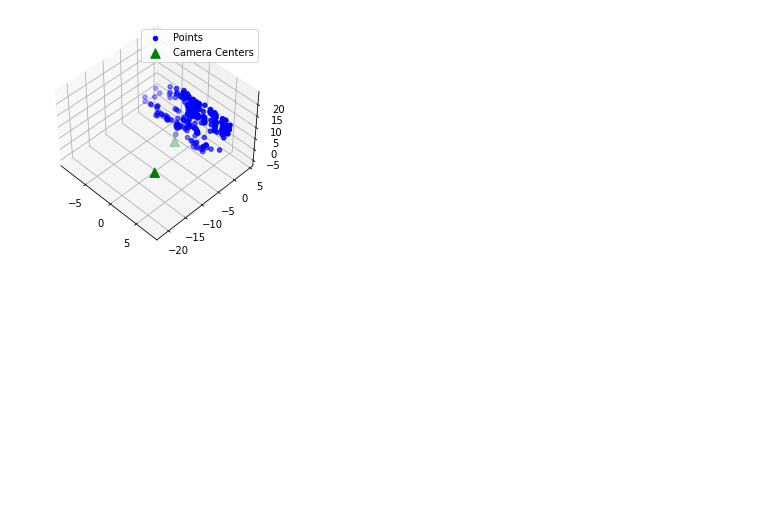
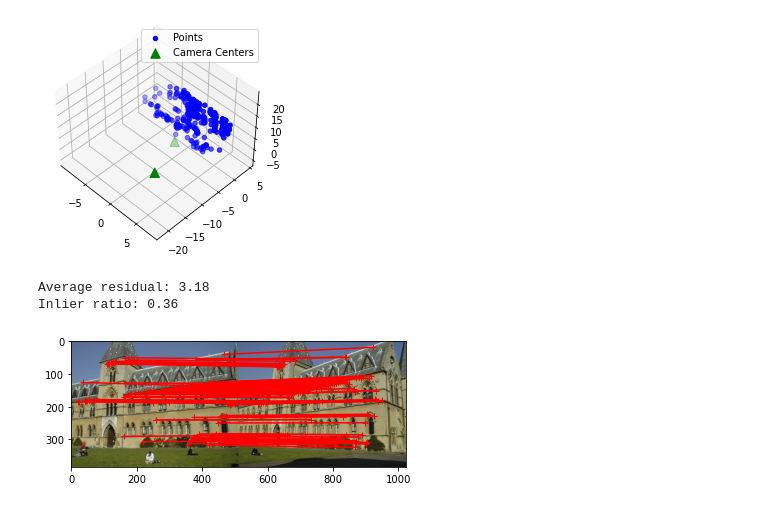
Before and after one commit to jongwonjlee/cv-sp21-mps, a Jupyter notebook: MP3/Q2/Q2_starter.ipynb, the cells around one changed output. Cells and saved outputs as stored; diff of their text form; code cells hidden in the pictures; blank space fills up the shorter version.

```diff
--- a/MP3/Q2/Q2_starter.ipynb
+++ b/MP3/Q2/Q2_starter.ipynb
@@ -473,0 +631,34 @@ Mean 3D reconstuction error for the lab data:  0.01332
+# %%
+# Fundamental matrix estimation
+name = 'library'
+# You also need to report results for name = 'lab'
+# name = 'lab'
+
+I1 = imread('./{:s}1.jpg'.format(name))
+I2 = imread('./{:s}2.jpg'.format(name))
+
+# matches between img1 and img2
+matches_raw = get_best_matches(I1, I2, 300)
+H, matches, residuals = ransac(matches_raw, num_iteration=100, threshold=10)
+print(f"Average residual: {np.average(residuals):.2f}")
+print(f"Inlier ratio: {len(matches) / len(matches_raw):.2f}")
+
+N = len(matches);
+
+## Display two images side-by-side with matches
+## this code is to help you visualize the matches, you don't need
+## to use it to produce the results for the assignment
+I3 = np.zeros((I1.shape[0],I1.shape[1]*2,3))
+I3[:,:I1.shape[1],:] = I1;
+I3[:,I1.shape[1]:,:] = I2;
+fig, ax = plt.subplots()
+ax.set_aspect('equal')
+ax.plot(matches[:,0],matches[:,1],  '+r')
+ax.plot( matches[:,2]+I1.shape[1],matches[:,3], '+r')
+ax.plot([matches[:,0], matches[:,2]+I1.shape[1]],[matches[:,1], matches[:,3]], 'r')
+ax.imshow(np.array(I3).astype(np.uint8))
+plt.savefig('./{:s}_matches_ransac.jpg'.format(name))
+# %% [output]
+Average residual: 3.18
+Inlier ratio: 0.36
+[figure, added]
```
Also changed, not shown: parts of 5 cells of this notebook, 17 other files.
